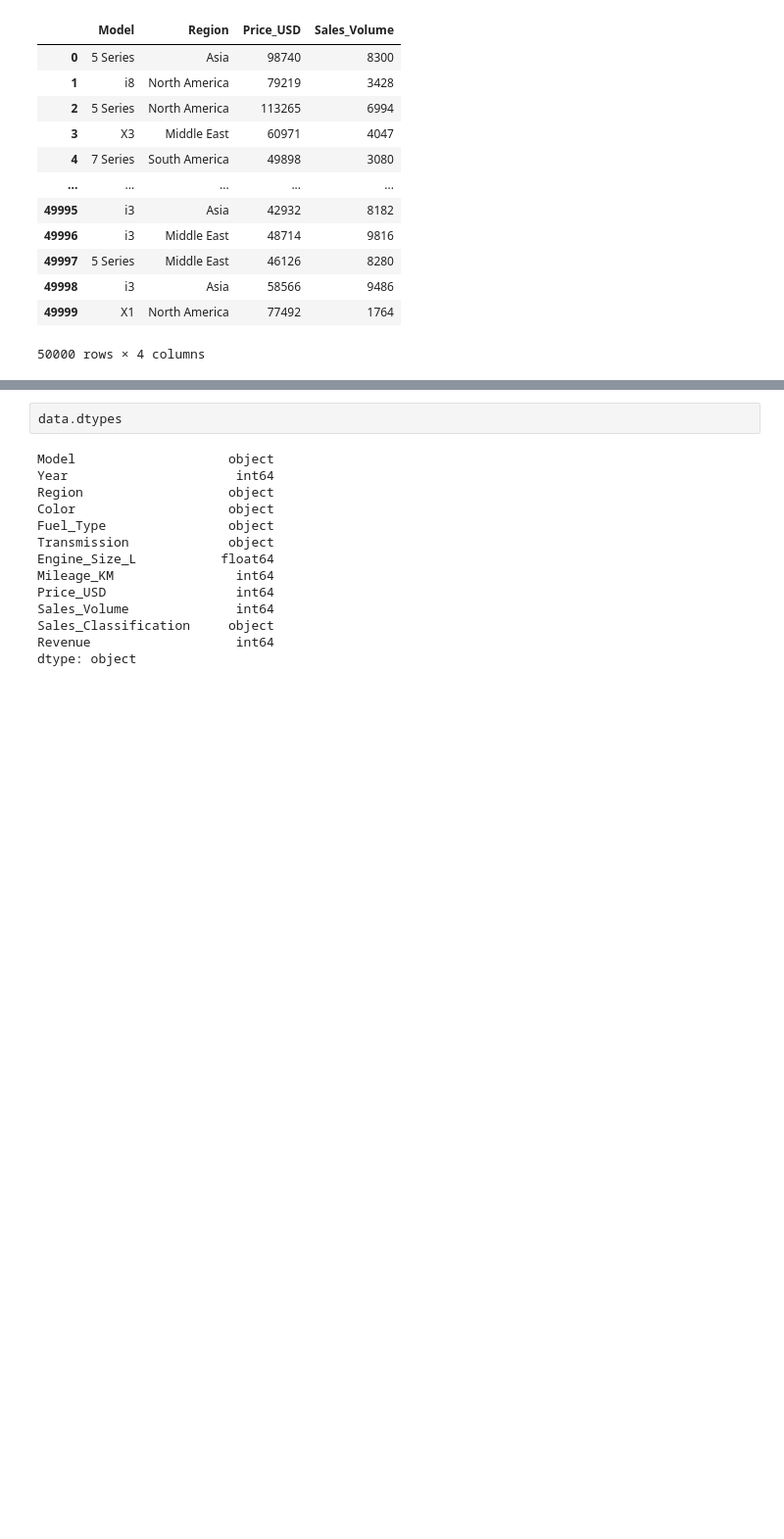
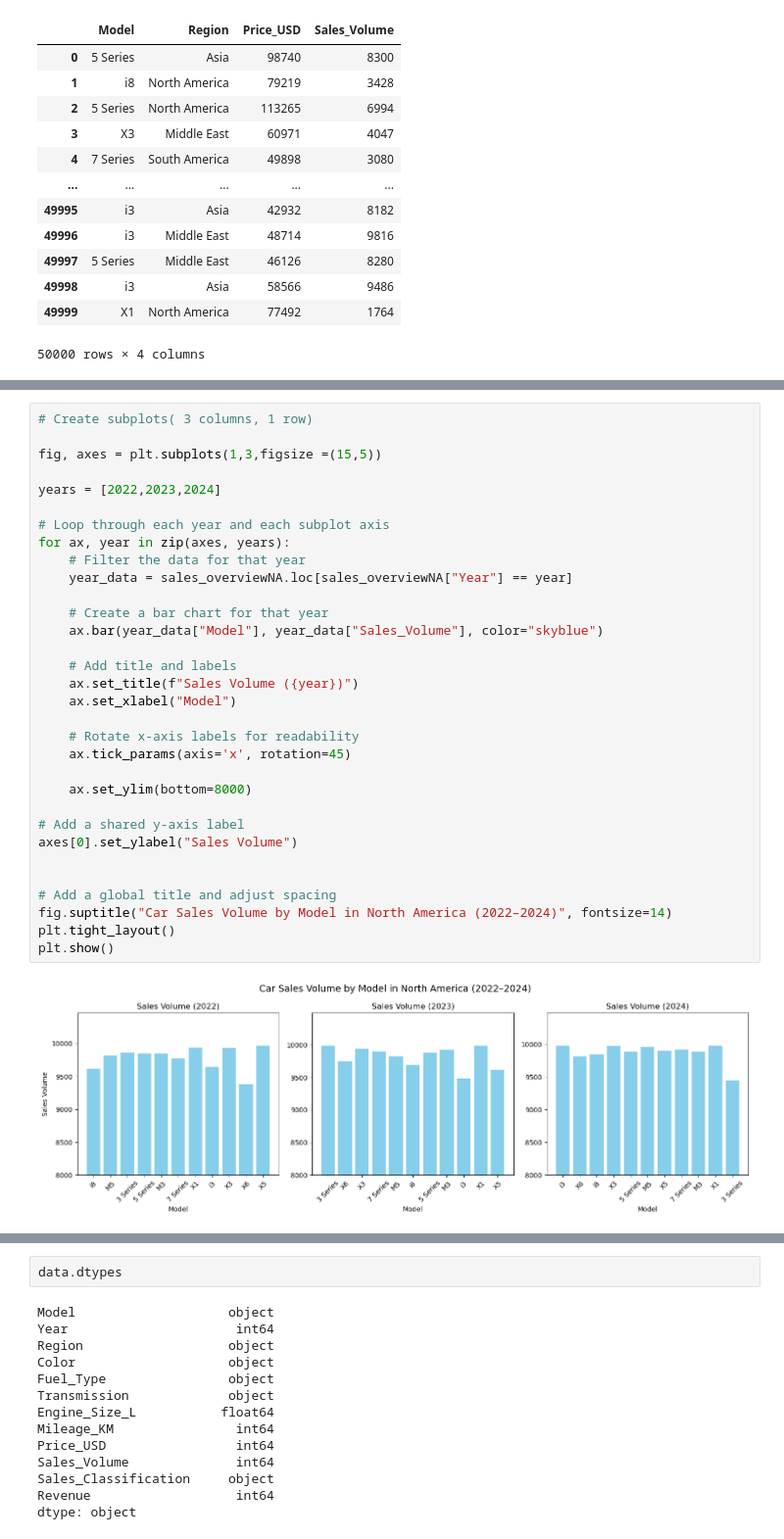
Before and after one commit to VithushanE/BMWWorldWideSales, a Jupyter notebook: BMWSales.ipynb, the cells around one changed output, grey strips where cells are left out. Shown: that part at 98% size. Drawn from its saved outputs; the diff is of its cells as text; blank space fills up the shorter version.

Commit message:
added plots

```diff
--- a/BMWSales.ipynb
+++ b/BMWSales.ipynb
@@ -65,0 +78,34 @@ data[["Model","Region","Year","Price_USD","Sales_Volume", "Revenue"]]
+# %%
+# Create subplots( 3 columns, 1 row)
+
+fig, axes = plt.subplots(1,3,figsize =(15,5))
+
+years = [2022,2023,2024]
+
+# Loop through each year and each subplot axis
+for ax, year in zip(axes, years):
+    # Filter the data for that year
+    year_data = sales_overviewNA.loc[sales_overviewNA["Year"] == year]
+
+    # Create a bar chart for that year
+    ax.bar(year_data["Model"], year_data["Sales_Volume"], color="skyblue")
+
+    # Add title and labels
+    ax.set_title(f"Sales Volume ({year})")
+    ax.set_xlabel("Model")
+
+    # Rotate x-axis labels for readability
+    ax.tick_params(axis='x', rotation=45)
+
+    ax.set_ylim(bottom=8000)
+
+# Add a shared y-axis label
+axes[0].set_ylabel("Sales Volume")
+
+
+# Add a global title and adjust spacing
+fig.suptitle("Car Sales Volume by Model in North America (2022–2024)", fontsize=14)
+plt.tight_layout()
+plt.show()
+# %% [output]
+[figure, added]
```
Also changed, not shown: parts of 4 cells of this notebook.
